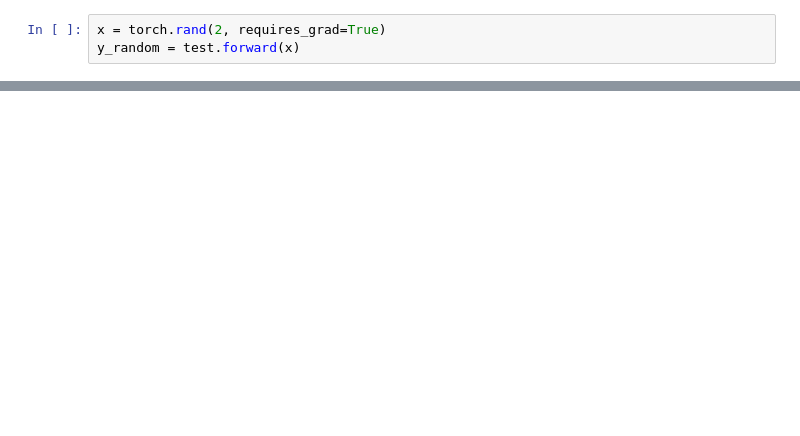
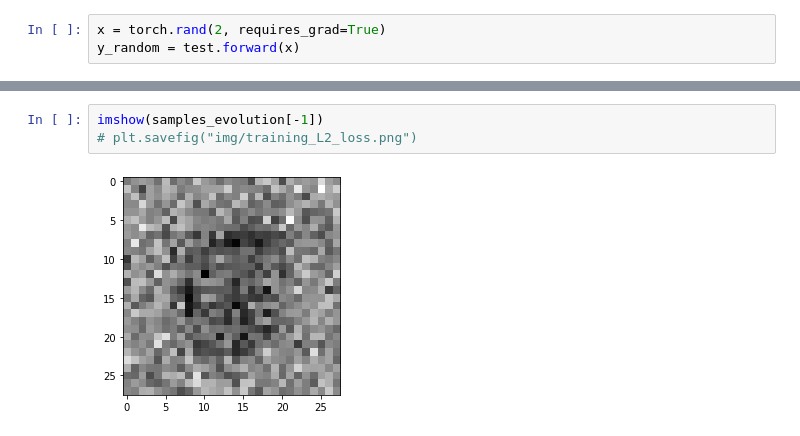
Before and after one commit to gabrielkasmi/ot_gan_ensae, a Jupyter notebook: autodiff_ot_gan.ipynb, the cells around one changed output, grey strips where cells are left out. Saved outputs shown, nothing was run; the diff lists cells and outputs as text; blank space fills up the shorter version.

```diff
--- a/autodiff_ot_gan.ipynb
+++ b/autodiff_ot_gan.ipynb
@@ -137,3 +209,8 @@ imshow(y_pred)
+# %%
+imshow(samples_evolution[-1])
+# plt.savefig("img/training_L2_loss.png")
+# %% [output]
+[figure, added]
 # %%
 # for i in range(10):
 #     imshow(img_test[i])
```
Also changed, not shown: parts of 35 cells of this notebook, 12 other files.
